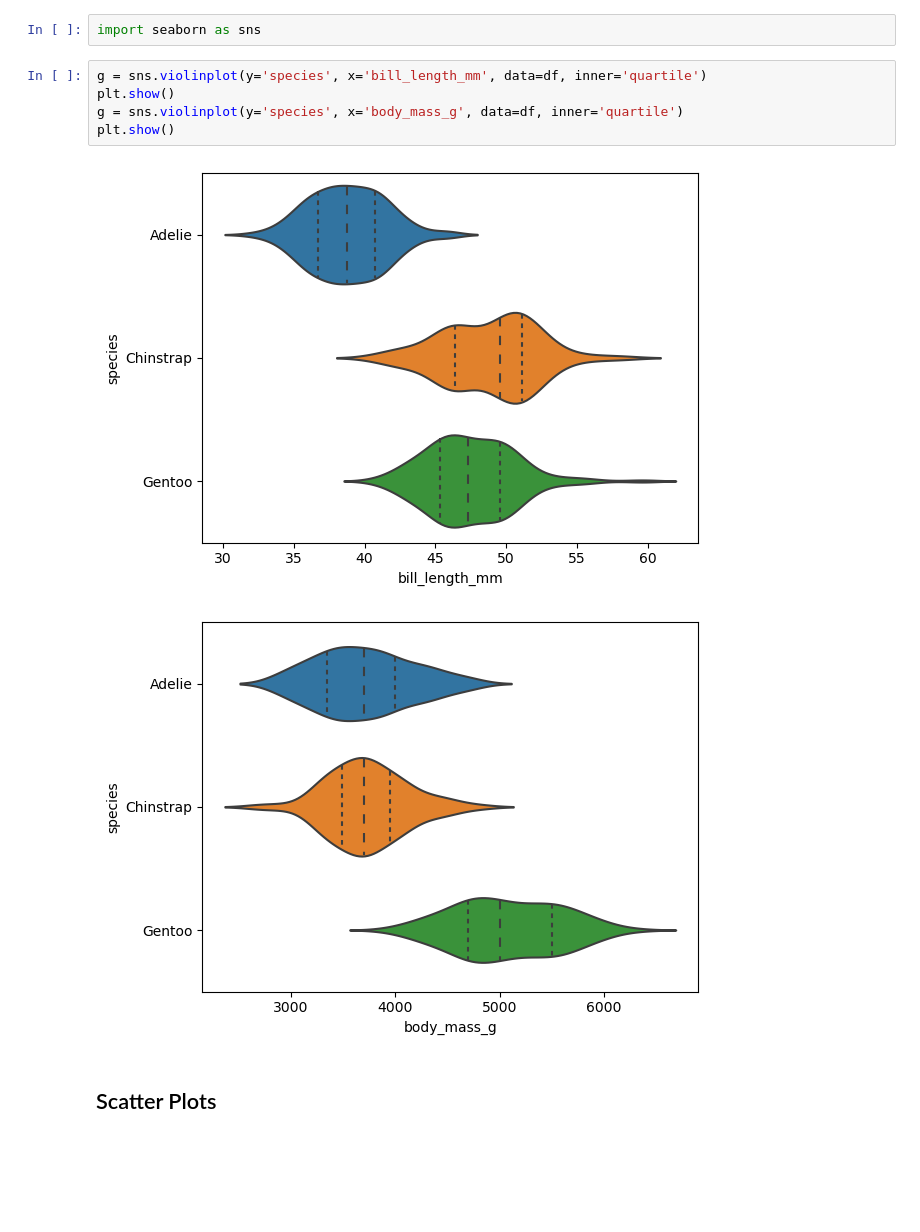
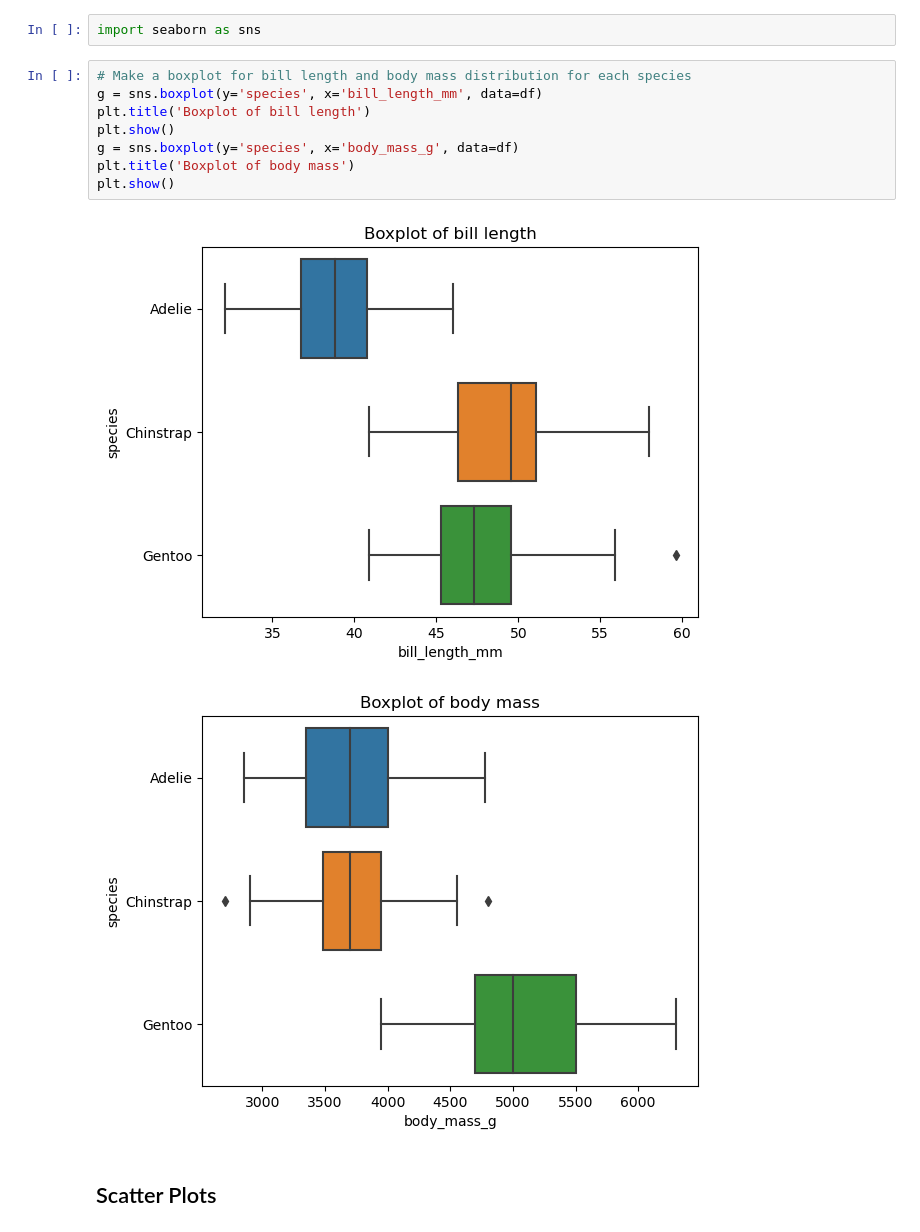
Before and after one commit to Sxnds01/myprojectpda, a Jupyter notebook: penguins.ipynb, the cells around one changed output. Drawn from its saved outputs; the diff is of its cells as text; blank space fills up the shorter version.

Commit message:
boxplots

```diff
--- a/penguins.ipynb
+++ b/penguins.ipynb
@@ -214,13 +213,16 @@ In this section, I will analyse the correlation between bill length and body mas
 # %%
 import seaborn as sns
 # %%
-g = sns.violinplot(y='species', x='bill_length_mm', data=df, inner='quartile')
+# Make a boxplot for bill length and body mass distribution for each species
+g = sns.boxplot(y='species', x='bill_length_mm', data=df)
+plt.title('Boxplot of bill length')
 plt.show()
-g = sns.violinplot(y='species', x='body_mass_g', data=df, inner='quartile')
+g = sns.boxplot(y='species', x='body_mass_g', data=df)
+plt.title('Boxplot of body mass')
 plt.show()
 # %% [output]
-[figure, old version]
+[figure, new version]
-[figure, old version]
+[figure, new version]
 # %% [markdown]
 ## Scatter Plots
 # %%
```
Also changed, not shown: parts of 6 cells of this notebook.
